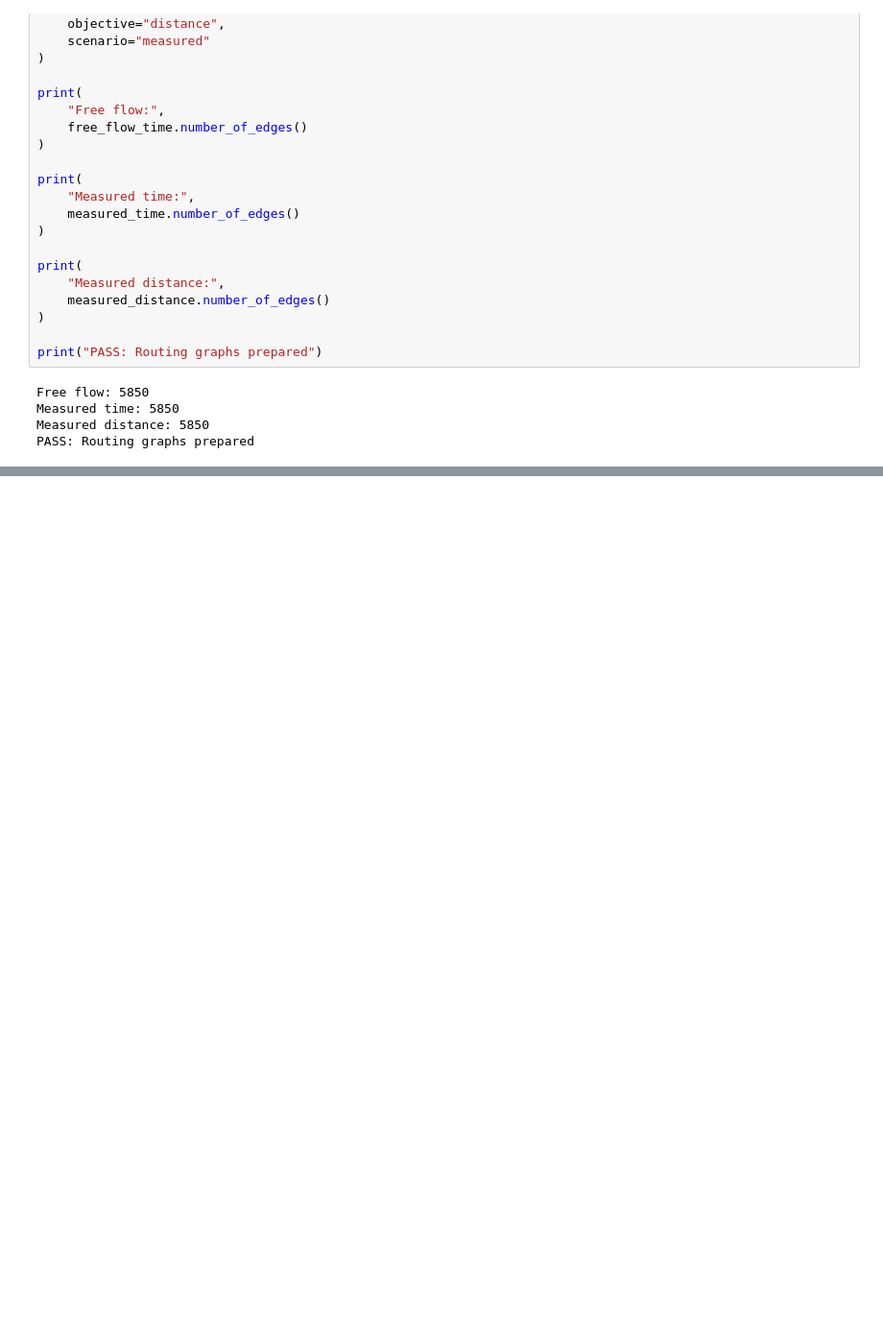
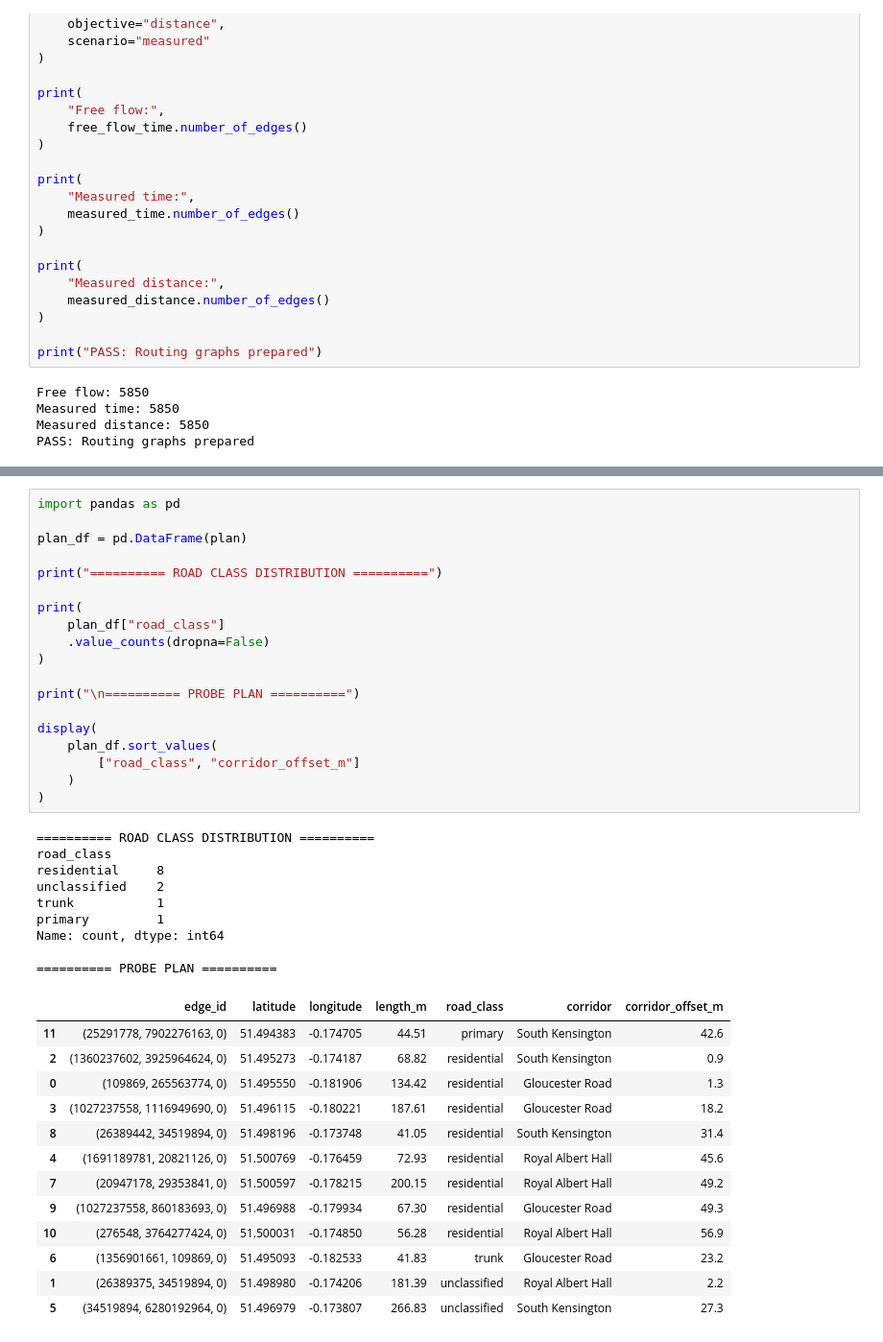
Before and after one commit to Aihan-2005/AiWithPython, a Jupyter notebook: AiLeason/notebooks/05_traffic_quality.ipynb, the cells around one changed output, grey strips where cells are left out. Shown at 96% size. Drawn from its saved outputs; the diff is of its cells as text; blank space fills up the shorter version.

```diff
--- a/AiLeason/notebooks/05_traffic_quality.ipynb
+++ b/AiLeason/notebooks/05_traffic_quality.ipynb
@@ -289,0 +603,42 @@ PASS: Routing graphs prepared
+# %%
+import pandas as pd
+
+plan_df = pd.DataFrame(plan)
+
+print("========== ROAD CLASS DISTRIBUTION ==========")
+
+print(
+    plan_df["road_class"]
+    .value_counts(dropna=False)
+)
+
+print("\n========== PROBE PLAN ==========")
+
+display(
+    plan_df.sort_values(
+        ["road_class", "corridor_offset_m"]
+    )
+)
+# %% [output]
+========== ROAD CLASS DISTRIBUTION ==========
+road_class
+residential     8
+unclassified    2
+trunk           1
+primary         1
+Name: count, dtype: int64
+
+========== PROBE PLAN ==========
+|  | edge_id | latitude | longitude | length_m | road_class | corridor | corridor_offset_m |
+| 11 | (25291778, 7902276163, 0) | 51.494383 | -0.174705 | 44.51 | primary | South Kensington | 42.6 |
+| 2 | (1360237602, 3925964624, 0) | 51.495273 | -0.174187 | 68.82 | residential | South Kensington | 0.9 |
+| 0 | (109869, 265563774, 0) | 51.495550 | -0.181906 | 134.42 | residential | Gloucester Road | 1.3 |
+| 3 | (1027237558, 1116949690, 0) | 51.496115 | -0.180221 | 187.61 | residential | Gloucester Road | 18.2 |
+| 8 | (26389442, 34519894, 0) | 51.498196 | -0.173748 | 41.05 | residential | South Kensington | 31.4 |
+| 4 | (1691189781, 20821126, 0) | 51.500769 | -0.176459 | 72.93 | residential | Royal Albert Hall | 45.6 |
+| 7 | (20947178, 29353841, 0) | 51.500597 | -0.178215 | 200.15 | residential | Royal Albert Hall | 49.2 |
+| 9 | (1027237558, 860183693, 0) | 51.496988 | -0.179934 | 67.30 | residential | Gloucester Road | 49.3 |
+| 10 | (276548, 3764277424, 0) | 51.500031 | -0.174850 | 56.28 | residential | Royal Albert Hall | 56.9 |
+| 6 | (1356901661, 109869, 0) | 51.495093 | -0.182533 | 41.83 | trunk | Gloucester Road | 23.2 |
+| 1 | (26389375, 34519894, 0) | 51.498980 | -0.174206 | 181.39 | unclassified | Royal Albert Hall | 2.2 |
+| 5 | (34519894, 6280192964, 0) | 51.496979 | -0.173807 | 266.83 | unclassified | South Kensington | 27.3 |
```
Also changed, not shown: parts of 10 cells of this notebook, 1 other file.
